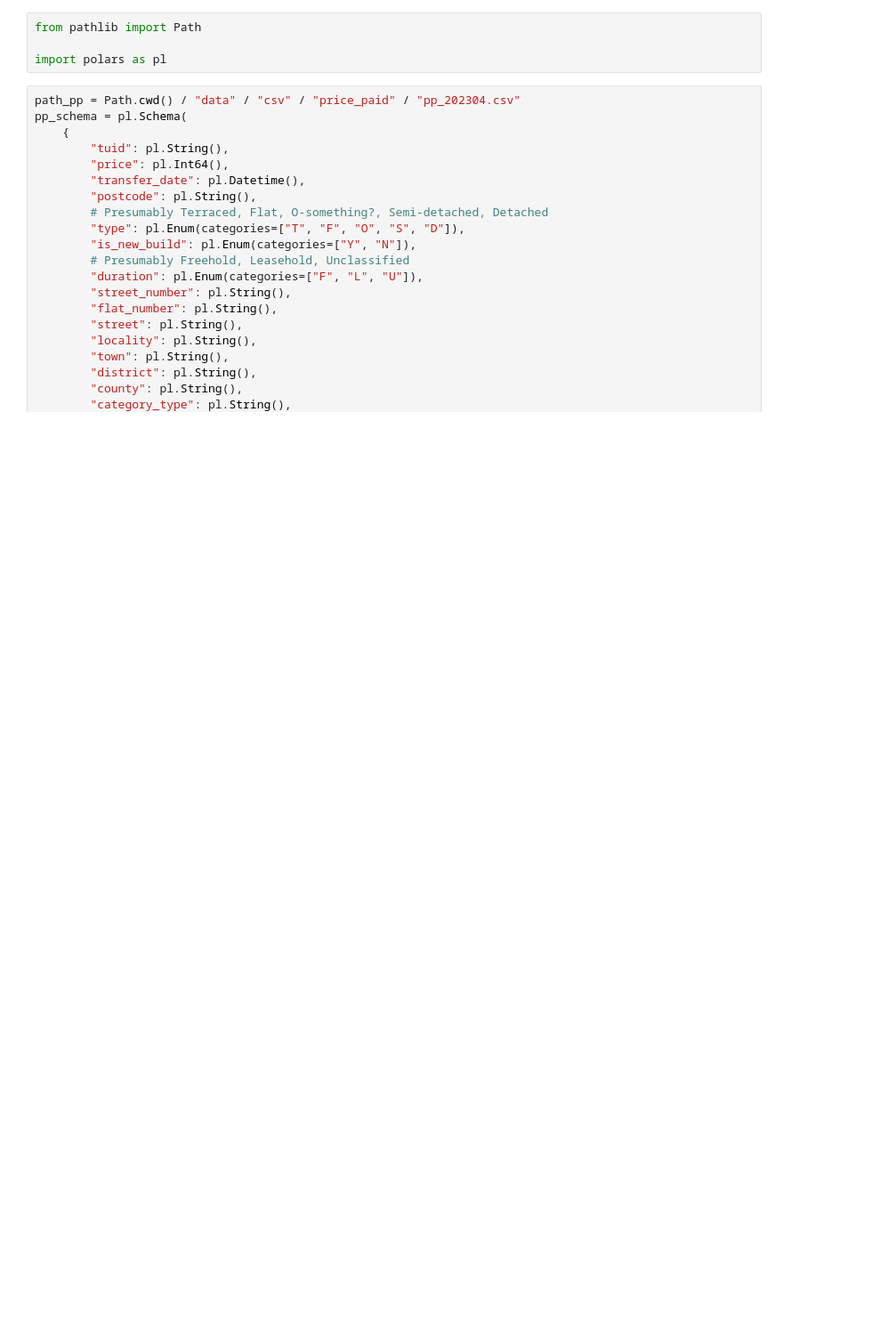
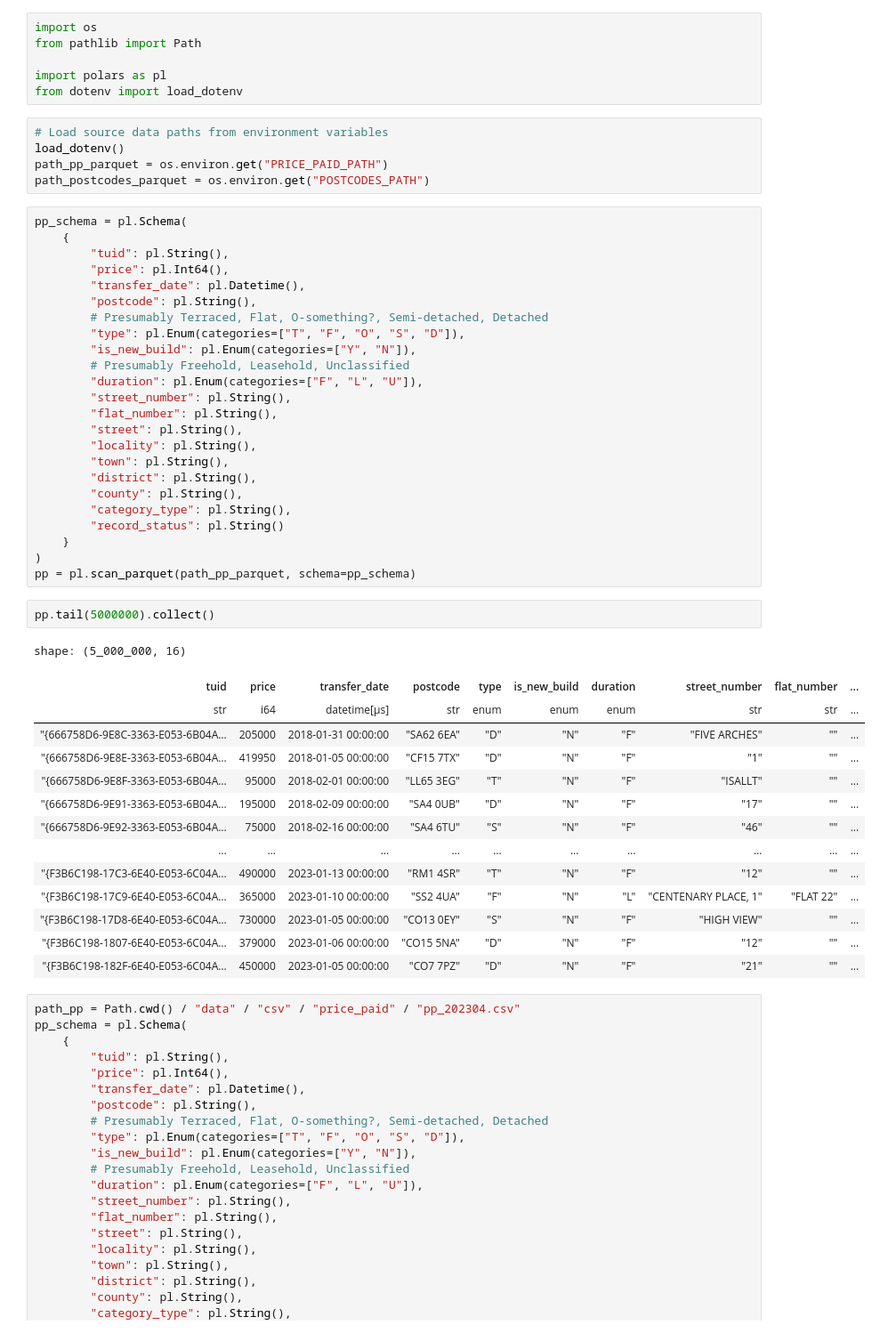
Before and after one commit to suslowim/data_analysis, a Jupyter notebook: postcodes/pp.ipynb, the cells around one changed output. Shown: that part at 89% size. Cells and saved outputs as stored; diff of their text form; blank space fills up the shorter version.

Commit message:
Use environment variables

```diff
--- a/postcodes/pp.ipynb
+++ b/postcodes/pp.ipynb
@@ -1,7 +1,55 @@
 # %%
+import os
 from pathlib import Path
 
 import polars as pl
+from dotenv import load_dotenv
+# %%
+# Load source data paths from environment variables
+load_dotenv()
+path_pp_parquet = os.environ.get("PRICE_PAID_PATH")
+path_postcodes_parquet = os.environ.get("POSTCODES_PATH")
+# %%
+pp_schema = pl.Schema(
+    {
+        "tuid": pl.String(),
+        "price": pl.Int64(),
+        "transfer_date": pl.Datetime(),
+        "postcode": pl.String(),
+        # Presumably Terraced, Flat, O-something?, Semi-detached, Detached
+        "type": pl.Enum(categories=["T", "F", "O", "S", "D"]),
+        "is_new_build": pl.Enum(categories=["Y", "N"]),
+        # Presumably Freehold, Leasehold, Unclassified
+        "duration": pl.Enum(categories=["F", "L", "U"]),
+        "street_number": pl.String(),
+        "flat_number": pl.String(),
+        "street": pl.String(),
+        "locality": pl.String(),
+        "town": pl.String(),
+        "district": pl.String(),
+        "county": pl.String(),
+        "category_type": pl.String(),
+        "record_status": pl.String()
+    }
+)
+pp = pl.scan_parquet(path_pp_parquet, schema=pp_schema)
+# %%
+pp.tail(5000000).collect()
+# %% [output]
+shape: (5_000_000, 16)
+| tuid | price | transfer_date | postcode | type | is_new_build | duration | street_number | flat_number | ... |
+| str | i64 | datetime[μs] | str | enum | enum | enum | str | str | ... |
+| "{666758D6-9E8C-3363-E053-6B04A… | 205000 | 2018-01-31 00:00:00 | "SA62 6EA" | "D" | "N" | "F" | "FIVE ARCHES" | "" | ... |
+| "{666758D6-9E8E-3363-E053-6B04A… | 419950 | 2018-01-05 00:00:00 | "CF15 7TX" | "D" | "N" | "F" | "1" | "" | ... |
+| "{666758D6-9E8F-3363-E053-6B04A… | 95000 | 2018-02-01 00:00:00 | "LL65 3EG" | "T" | "N" | "F" | "ISALLT" | "" | ... |
+| "{666758D6-9E91-3363-E053-6B04A… | 195000 | 2018-02-09 00:00:00 | "SA4 0UB" | "D" | "N" | "F" | "17" | "" | ... |
+| "{666758D6-9E92-3363-E053-6B04A… | 75000 | 2018-02-16 00:00:00 | "SA4 6TU" | "S" | "N" | "F" | "46" | "" | ... |
+| … | … | … | … | … | … | … | … | … | ... |
+| "{F3B6C198-17C3-6E40-E053-6C04A… | 490000 | 2023-01-13 00:00:00 | "RM1 4SR" | "T" | "N" | "F" | "12" | "" | ... |
+| "{F3B6C198-17C9-6E40-E053-6C04A… | 365000 | 2023-01-10 00:00:00 | "SS2 4UA" | "F" | "N" | "L" | "CENTENARY PLACE, 1" | "FLAT 22" | ... |
+| "{F3B6C198-17D8-6E40-E053-6C04A… | 730000 | 2023-01-05 00:00:00 | "CO13 0EY" | "S" | "N" | "F" | "HIGH VIEW" | "" | ... |
+| "{F3B6C198-1807-6E40-E053-6C04A… | 379000 | 2023-01-06 00:00:00 | "CO15 5NA" | "D" | "N" | "F" | "12" | "" | ... |
+| "{F3B6C198-182F-6E40-E053-6C04A… | 450000 | 2023-01-05 00:00:00 | "CO7 7PZ" | "D" | "N" | "F" | "21" | "" | ... |
 # %%
 path_pp = Path.cwd() / "data" / "csv" / "price_paid" / "pp_202304.csv"
 pp_schema = pl.Schema(
```
Also changed, not shown: 2 other files.
